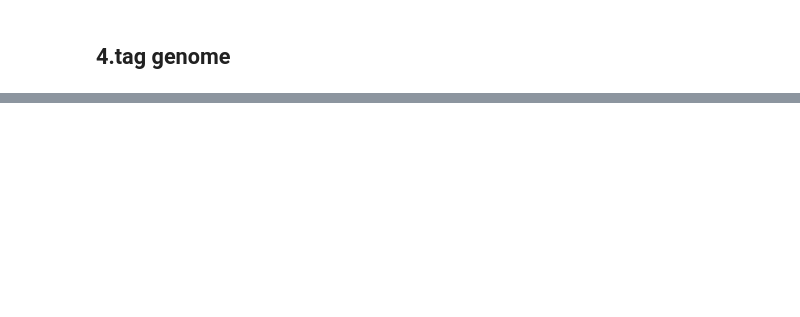
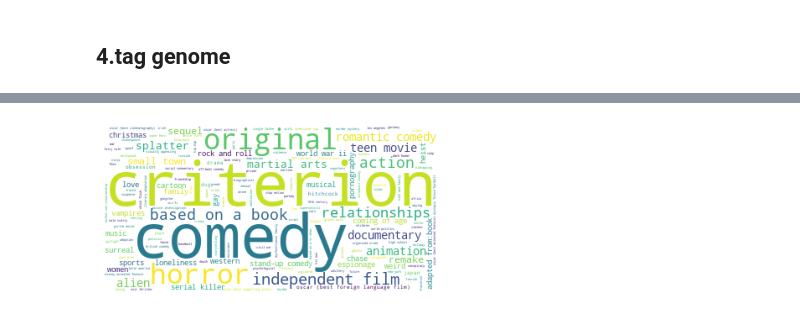
Before and after one commit to yanru-jasmine/Movie_Recommendation_System, a Jupyter notebook: Notebook.ipynb, the cells around one changed output, grey strips where cells are left out. Cells and saved outputs as stored; diff of their text form; code cells hidden in the pictures; blank space fills up the shorter version.

Commit message:
Update tag genome data wrangling and viz

```diff
--- a/Notebook.ipynb
+++ b/Notebook.ipynb
@@ -463,0 +491,4 @@ memory usage: 5.2+ GB
+# %%
+movie_tag_df = genome_scores_df.merge(genome_tags_df, on='tagId', how='left')
+movie_tag_df = movie_tag_df.drop(columns = ['tagId'])
+movie_tag_relevance_df = pd.pivot_table(movie_tag_df, values = 'relevance', index = 'movieId', columns = 'tag', fill_value = 0)
@@ -463,0 +509,6 @@ memory usage: 5.2+ GB
+# %%
+# Notice: there might be some tags that show the same relevance value in a same movie, I will just take the one with smallest tag id.
+most_relevant_idx = movie_tag_df.groupby(['movieId'])['relevance'].transform(max) == movie_tag_df['relevance']
+movie_most_relevant_tag_df = movie_tag_df[most_relevant_idx]
+print(len(movie_most_relevant_tag_df.movieId))
+print(len(movie_tag_df.movieId.unique()))
@@ -463,0 +518,4 @@ memory usage: 5.2+ GB
+# %%
+# Get the movieIds with their most relevant tag
+movie_most_relevant_tag_df = movie_most_relevant_tag_df.drop_duplicates(subset='movieId', keep='first')
+print(len(movie_most_relevant_tag_df))
@@ -463,0 +526,3 @@ memory usage: 5.2+ GB
+# %%
+movie_tag_counter = Counter(movie_most_relevant_tag_df.tag)
+movie_tag_counter.most_common()[:10]
@@ -463,0 +540,9 @@ memory usage: 5.2+ GB
+# %%
+# Word Cloud for popular tags. The text size is based on the frequencies.
+
+wordcloud = WordCloud(background_color="white").generate_from_frequencies(movie_tag_counter)
+plt.imshow(wordcloud)
+plt.axis("off")
+plt.show()
+# %% [output]
+[figure, added]
```
Also changed, not shown: parts of 20 cells of this notebook.
